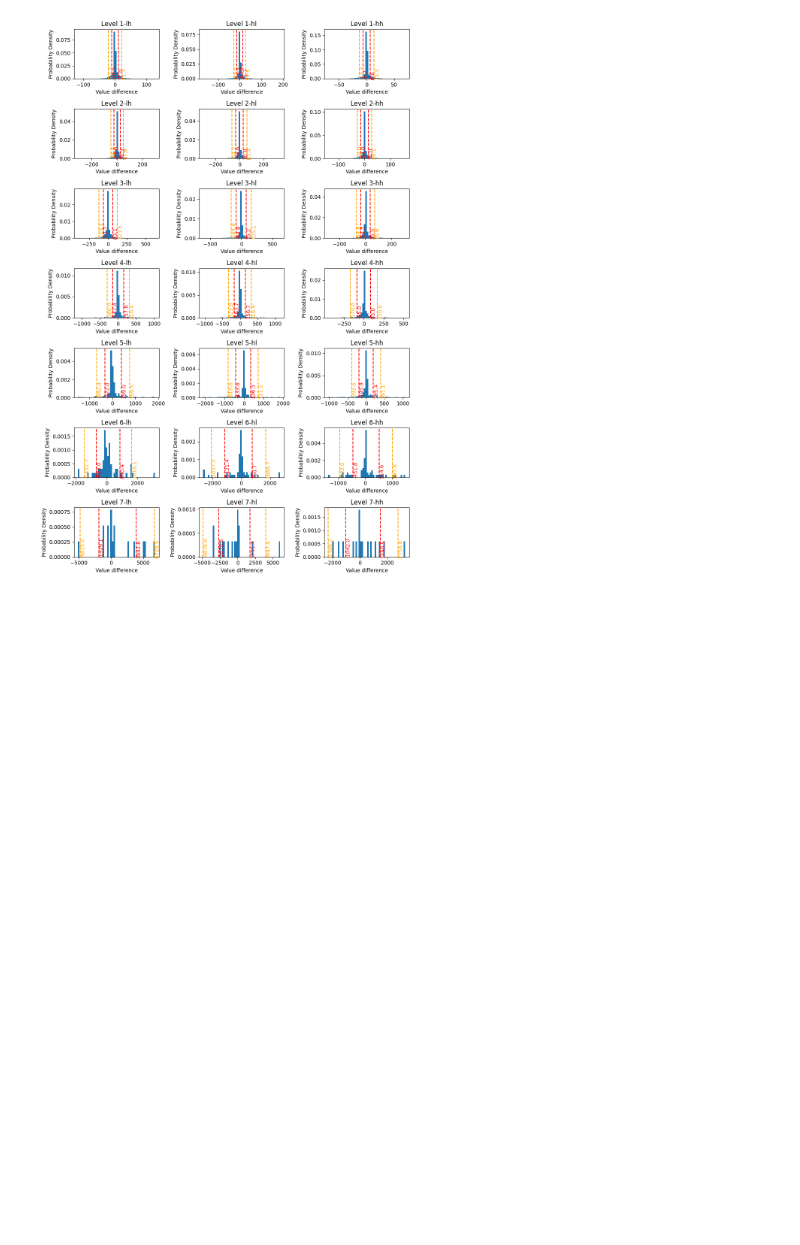
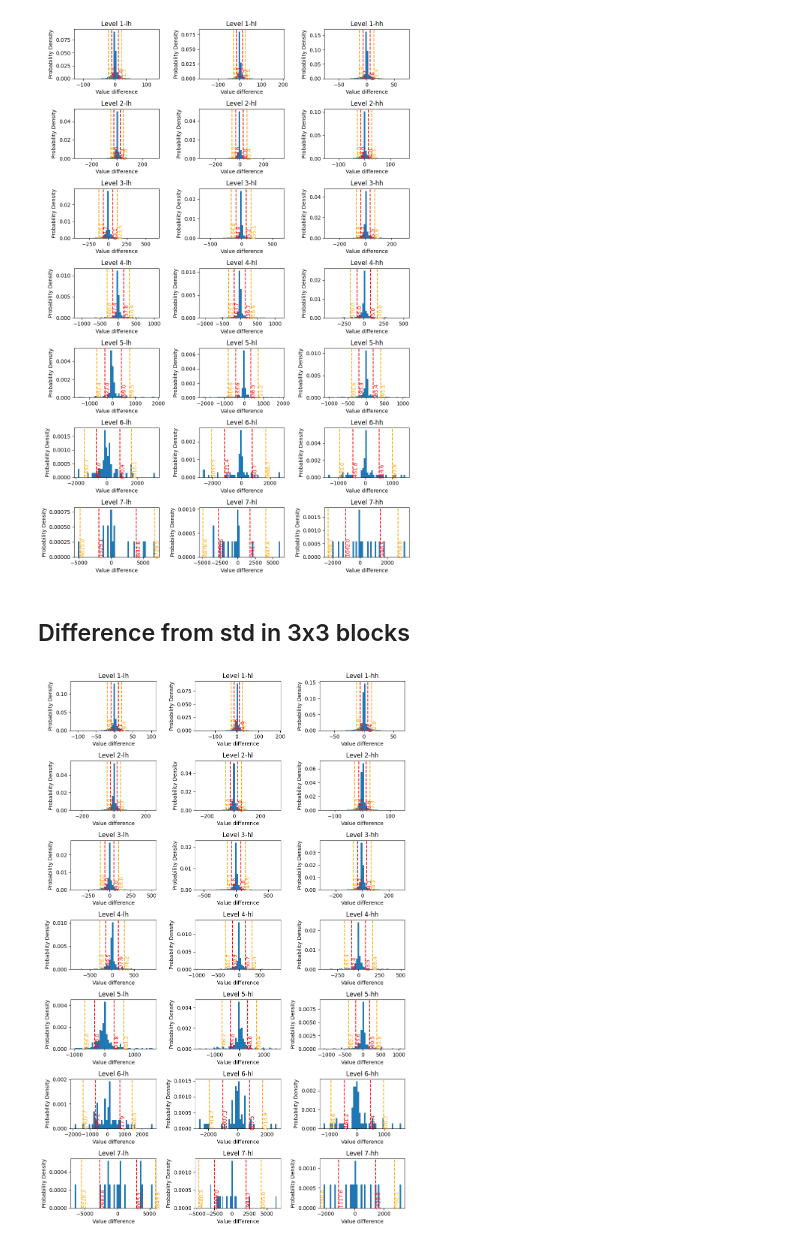
Before and after one commit to danielbaraniak/steganography, a Jupyter notebook: notebooks/transform_test.ipynb, the cells around one changed output. Drawn from its saved outputs; the diff is of its cells as text; code cells hidden in the pictures; blank space fills up the shorter version.

```diff
--- a/notebooks/transform_test.ipynb
+++ b/notebooks/transform_test.ipynb
@@ -74,0 +96,14 @@ plt.show()
+# %%
+
+diffs = get_diffs(original, compressed, dwt.Dwt('haar', level=7), predicate=difference)
+fig, axs = plt.subplots(len(diffs)-1, 3, figsize=(10, 15))
+
+for i, level in enumerate(diffs[-1:0:-1]):
+    for j, (band, band_name) in enumerate(zip(level,["lh", "hl", "hh"])):
+        plot_normal_distribution(band.ravel(), axs[i, j])
+        axs[i, j].set_title(f"Level {i+1}-{band_name}")
+
+
+fig.tight_layout()
+# Show the plot
+plt.show()
@@ -91,3 +130,40 @@ fig.tight_layout()
 plt.show()
 # %% [output]
 [figure]
+# %% [markdown]
+## Difference from std in 3x3 blocks
+# %%
+from stego.transform.blocking import CropBlocker
+
+transform = dwt.Dwt('haar', level=7)
+
+c = transform.forward(original)
+
+
+fig, axs = plt.subplots(len(c)-1, 3, figsize=(10, 15))
+
+for i, level in enumerate(c[-1:0:-1]):
+    for j, (band, band_name) in enumerate(zip(level,["lh", "hl", "hh"])):
+
+        blocking = CropBlocker(band)
+        blocks = blocking.divide(block_size=3)
+
+        for m, row in enumerate(blocks):
+            for n, block in enumerate(row):
+                s = np.mean(block)
+                blocks[m][n] = block - s
+
+        band = blocking.stack(blocks)
+
+
+
+
+        plot_normal_distribution(band.ravel(), axs[i, j])
+        axs[i, j].set_title(f"Level {i+1}-{band_name}")
+
+
+fig.tight_layout()
+# Show the plot
+plt.show()
+# %% [output]
+[figure, added]
```
Also changed, not shown: parts of 7 cells of this notebook, 5 other files.
